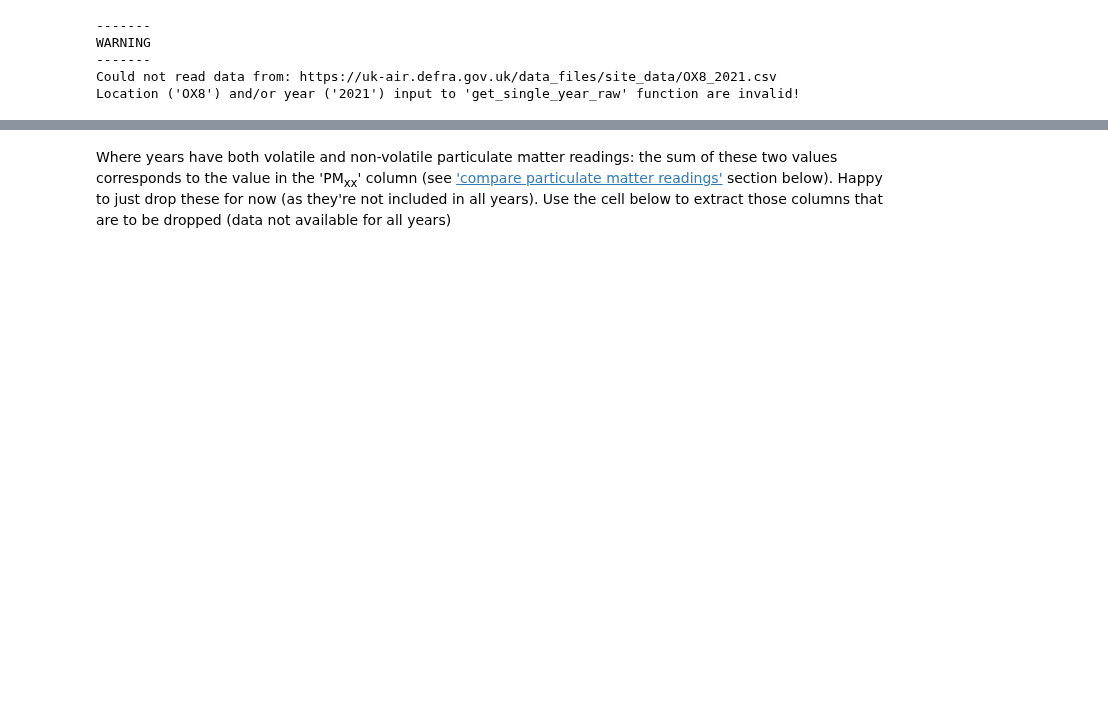
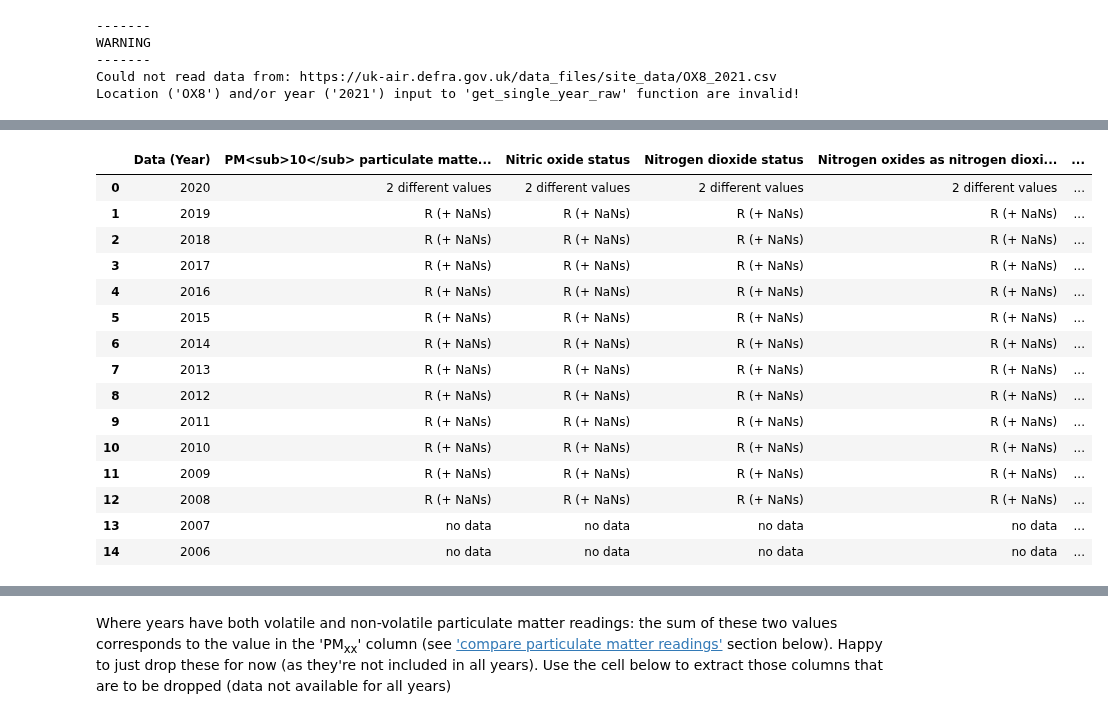
Before and after one commit to Simon-Lee-UK/air-pollution, a Jupyter notebook: analysis/1_0_initial_data_read.ipynb, the cells around one changed output, grey strips where cells are left out. Drawn from its saved outputs; the diff is of its cells as text; code cells hidden in the pictures; blank space fills up the shorter version.

```diff
--- a/analysis/1_0_initial_data_read.ipynb
+++ b/analysis/1_0_initial_data_read.ipynb
@@ -308,0 +437,19 @@ measurement_summary
+# %%
+status_summary
+# %% [output]
+|  | Data (Year) | PM<sub>10</sub> particulate matte... | Nitric oxide status | Nitrogen dioxide status | Nitrogen oxides as nitrogen dioxi... | ... |
+| 0 | 2020 | 2 different values | 2 different values | 2 different values | 2 different values | ... |
+| 1 | 2019 | R (+ NaNs) | R (+ NaNs) | R (+ NaNs) | R (+ NaNs) | ... |
+| 2 | 2018 | R (+ NaNs) | R (+ NaNs) | R (+ NaNs) | R (+ NaNs) | ... |
+| 3 | 2017 | R (+ NaNs) | R (+ NaNs) | R (+ NaNs) | R (+ NaNs) | ... |
+| 4 | 2016 | R (+ NaNs) | R (+ NaNs) | R (+ NaNs) | R (+ NaNs) | ... |
+| 5 | 2015 | R (+ NaNs) | R (+ NaNs) | R (+ NaNs) | R (+ NaNs) | ... |
+| 6 | 2014 | R (+ NaNs) | R (+ NaNs) | R (+ NaNs) | R (+ NaNs) | ... |
+| 7 | 2013 | R (+ NaNs) | R (+ NaNs) | R (+ NaNs) | R (+ NaNs) | ... |
+| 8 | 2012 | R (+ NaNs) | R (+ NaNs) | R (+ NaNs) | R (+ NaNs) | ... |
+| 9 | 2011 | R (+ NaNs) | R (+ NaNs) | R (+ NaNs) | R (+ NaNs) | ... |
+| 10 | 2010 | R (+ NaNs) | R (+ NaNs) | R (+ NaNs) | R (+ NaNs) | ... |
+| 11 | 2009 | R (+ NaNs) | R (+ NaNs) | R (+ NaNs) | R (+ NaNs) | ... |
+| 12 | 2008 | R (+ NaNs) | R (+ NaNs) | R (+ NaNs) | R (+ NaNs) | ... |
+| 13 | 2007 | no data | no data | no data | no data | ... |
+| 14 | 2006 | no data | no data | no data | no data | ... |
```
Also changed, not shown: parts of 14 cells of this notebook.
